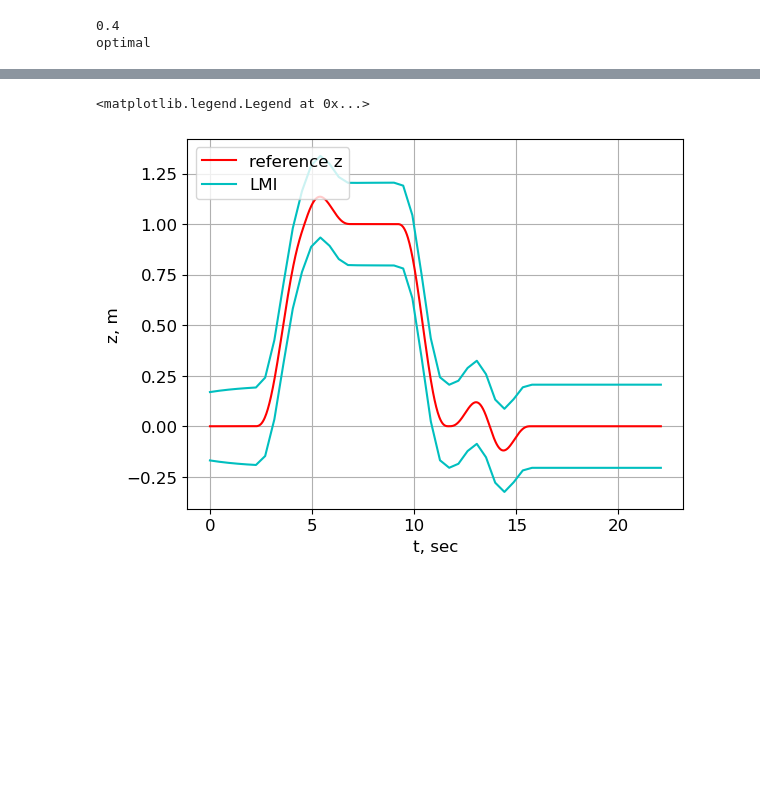
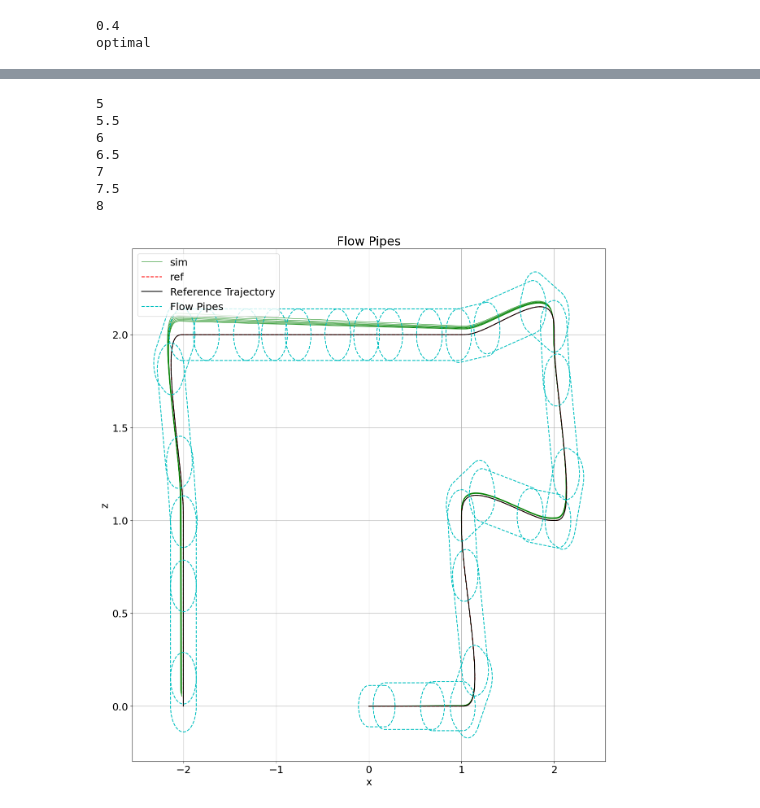
Before and after one commit to melodylylin/lie-dynamics, a Jupyter notebook: 3d_example.ipynb, the cells around one changed output, grey strips where cells are left out. Saved outputs shown, nothing was run; the diff lists cells and outputs as text; code cells hidden in the pictures; blank space fills up the shorter version.

Commit message:
add monte-carlo simulated traj

```diff
--- a/3d_example.ipynb
+++ b/3d_example.ipynb
@@ -175,2 +203,14 @@ No artists with labels found to put in legend.  Note that artists whose label st
+# %%
+f = [5,5.5,6,6.5,7,7.5,8]
+plot_sim(f, ref, w1, omegabound, nom_traj, flowpipes_traj, n)
+# %% [output]
+5
+5.5
+6
+6.5
+7
+7.5
+8
+[figure, added]
 # %%
 # calculte bound along time (small disturbance case)
@@ -200,14 +240,3 @@ for i in range(0,n):
     ib[4] = ry + ib[4]
     ib[5] = rz + ib[5]
     bound_s[:,i] = ib
-# %%
-plt.plot(ref['T'], ref['traj_z'], 'r', label='reference z')
-plt.plot(t_vect, bound_s[2,:], 'c', label='LMI')
-plt.plot(t_vect, bound_s[5,:], 'c')
-plt.xlabel('t, sec')
-plt.ylabel('z, m')
-plt.grid(True)
-plt.legend(loc=2)
-# %% [output]
-<matplotlib.legend.Legend at 0x...>
-[figure, removed]
```
Also changed, not shown: parts of 7 cells of this notebook, 4 other files.
